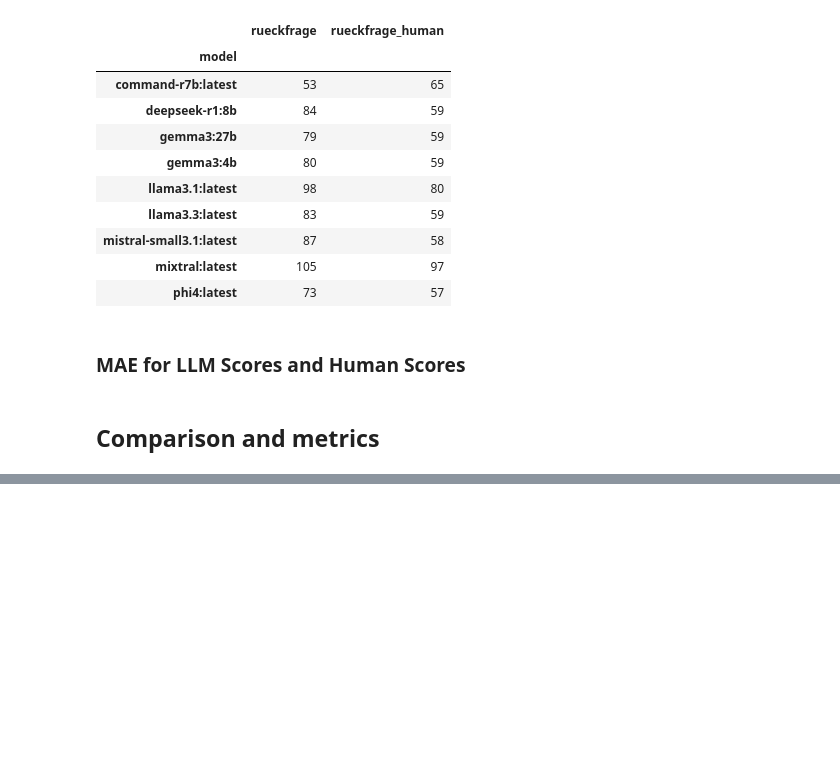
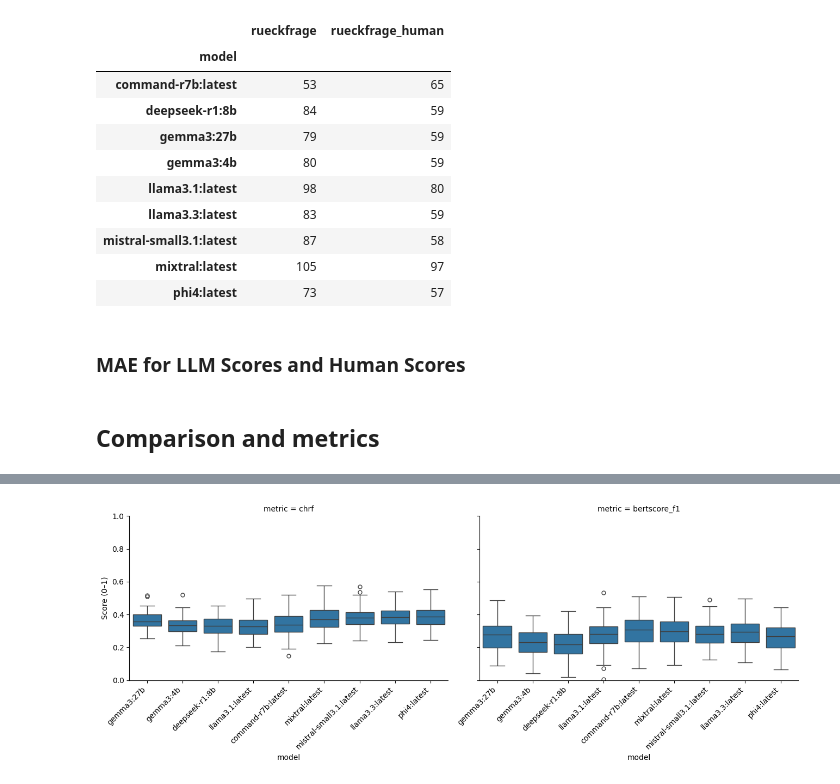
Before and after one commit to mauricehaas/EchoLearn, a Jupyter notebook: backend/llm_evaluation/evaluation_llm_exam_judge_transcript.ipynb, the cells around one changed output, grey strips where cells are left out. Saved outputs shown, nothing was run; the diff lists cells and outputs as text; code cells hidden in the pictures; blank space fills up the shorter version.

```diff
--- a/backend/llm_evaluation/evaluation_llm_exam_judge_transcript.ipynb
+++ b/backend/llm_evaluation/evaluation_llm_exam_judge_transcript.ipynb
@@ -664,0 +707,12 @@ agg
+# %%
+g = sns.catplot(
+    data=plot_df, x="model", y="score",
+    col="metric", kind="box",
+    height=5, aspect=1.3, sharey=True
+)
+g.set_xticklabels(rotation=45, ha="right")
+g.set(ylim=(0, 1), ylabel="Score (0–1)")
+plt.tight_layout()
+plt.show()
+# %% [output]
+[figure, added]
```
Also changed, not shown: parts of 5 cells of this notebook, 11 other files.
